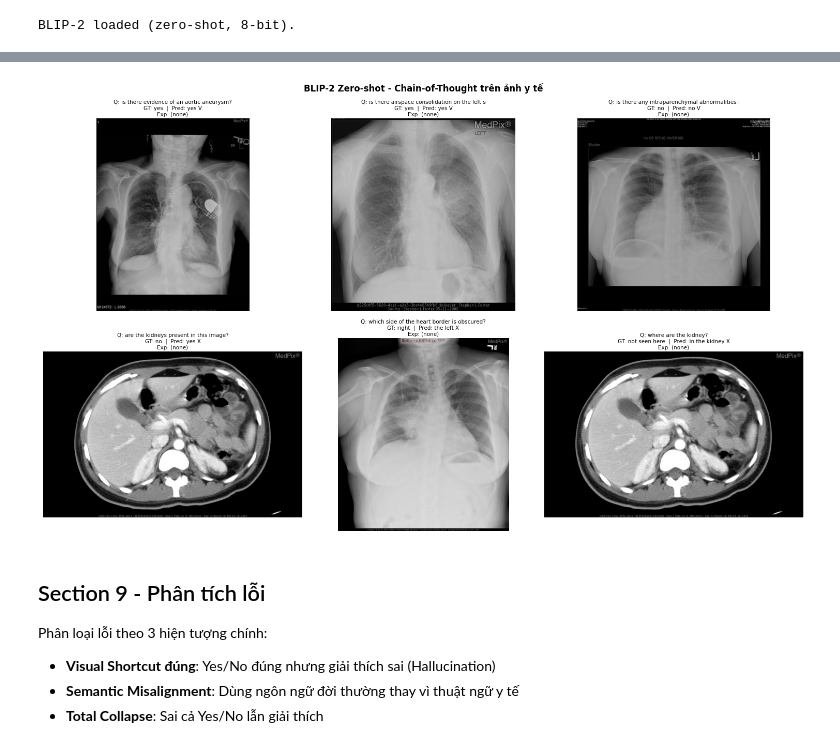
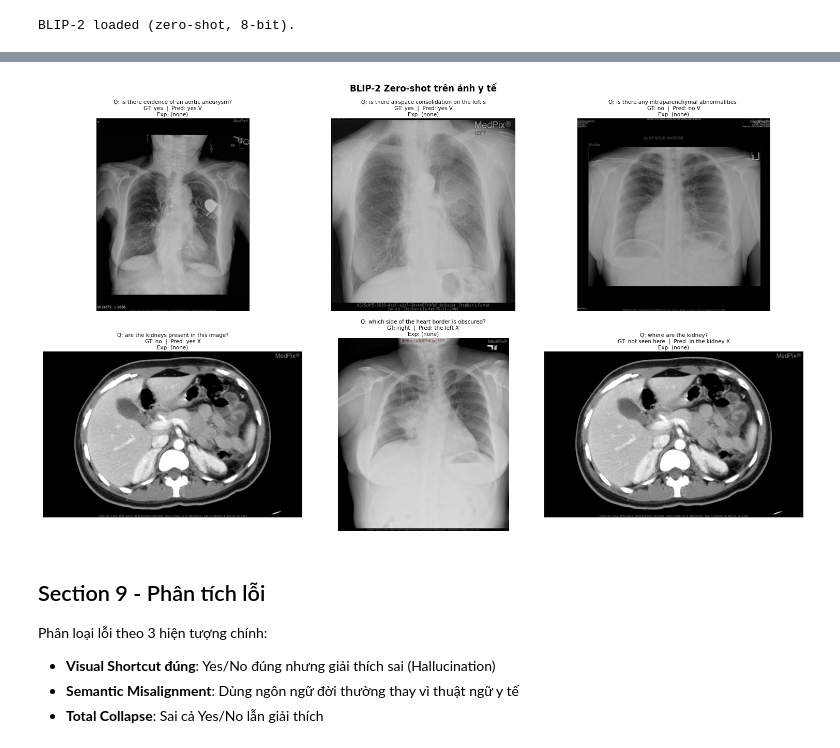
Before and after one commit to GTRe5/CS_503077-Deep-Learning, a Jupyter notebook: Endterm/source/Task2/task2-medical-vqa.ipynb, the cells around one changed output, grey strips where cells are left out. Cells and saved outputs as stored; diff of their text form; code cells hidden in the pictures.

```diff
--- a/Endterm/source/Task2/task2-medical-vqa.ipynb
+++ b/Endterm/source/Task2/task2-medical-vqa.ipynb
@@ -314,7 +310,7 @@ print("BLIP-2 loaded (zero-shot, 8-bit).")
 The image processor of type `BlipImageProcessor` is now loaded as a fast processor by default, even if the model checkpoint was saved with a slow processor. This is a breaking change and may produce s ...
 BLIP-2 loaded (zero-shot, 8-bit).
 # %%
-def run_zeroshot_cot(model, processor, data_list, n_samples=200, label='B1'):
+def run_zeroshot(model, processor, data_list, n_samples=200, label='B1'):
     model.eval()
     samples = data_list[:n_samples]
 
@@ -353,7 +349,7 @@ def run_zeroshot_cot(model, processor, data_list, n_samples=200, label='B1'):
 
     return preds_yn, preds_exp, gts, qs
 
-preds_yn, preds_exp, gts_b1, qs_b1 = run_zeroshot_cot(
+preds_yn, preds_exp, gts_b1, qs_b1 = run_zeroshot(
     model_b1, processor_b1, test_data,
     n_samples=200,
     label='B1 Zero-shot'
@@ -389,7 +400,7 @@ for bar, v in zip(bars, [closed_rL, open_rL]):
     ax.text(bar.get_x() + bar.get_width()/2, bar.get_height() + 0.01, f'{v:.3f}', ha='center', fontsize=12, fontweight='bold')
 ax.set_ylim(0, 1.0)
 ax.set_ylabel('ROUGE-L F1')
-ax.set_title('Visual Shortcut vs Reasoning Collapse\n(BLIP-2 Zero-shot trên VQA-RAD)', fontsize=12, fontweight='bold')
+ax.set_title('Visual Shortcut vs Hallucination\n(BLIP-2 Zero-shot trên VQA-RAD)', fontsize=12, fontweight='bold')
 ax.axhline(0.5, color='gray', linestyle='--', alpha=0.5, label='Ngưỡng 0.5')
 ax.legend()
 ax.grid(axis='y', alpha=0.3)
@@ -442,33 +453,33 @@ PHÂN TÍCH ĐỊNH TÍNH - Chain-of-Thought outputs
   GT : left
   Pred (Answer) : the colon is most prominent in the upper left quadrant
 # %%
-#Hiển thị ảnh + CoT output cho 6 mẫu
+#Hiển thị ảnh + output cho 6 mẫu
 fig, axes = plt.subplots(2, 3, figsize=(15, 9))
-fig.suptitle("BLIP-2 Zero-shot - Chain-of-Thought trên ảnh y tế", fontsize=12, fontweight='bold')
+fig.suptitle("BLIP-2 Zero-shot trên ảnh y tế", fontsize=12, fontweight='bold')
 
 sample_indices = (sample_closed + sample_open)[:6]
 
 for ax, i in zip(axes.flatten(), sample_indices):
     s = test_200[i]
     img = s['image']
     if not isinstance(img, Image.Image):
         img = Image.fromarray(np.array(img))
     img = img.convert('RGB')
     ax.imshow(img, cmap='gray')
     ax.axis('off')
 
     match = 'V' if normalize_en(preds_yn[i]) == normalize_en(gts_b1[i]) else 'X'
     exp_short = preds_exp[i][:80] + '...' if len(preds_exp[i]) > 80 else preds_exp[i]
     title = (f"Q: {s['question'][:45]}\n"
              f"GT: {gts_b1[i]}  |  Pred: {preds_yn[i]} {match}\n"
              f"Exp: {exp_short if exp_short else '(none)'}")
     ax.set_title(title, fontsize=7.5, pad=4)
 
 plt.tight_layout()
-plt.savefig(f'{WORKING_DIR}/qualitative_cot.png', dpi=150, bbox_inches='tight')
+plt.savefig(f'{WORKING_DIR}/qualitative_results.png', dpi=150, bbox_inches='tight')
 plt.show()
 # %% [output]
-[figure, old version]
+[figure, new version]
 # %% [markdown]
 ## Section 9 - Phân tích lỗi
 
```
Also changed, not shown: parts of 12 cells of this notebook.
